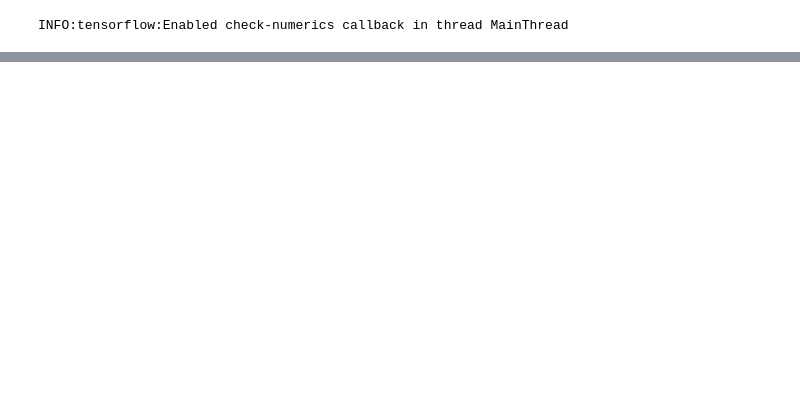
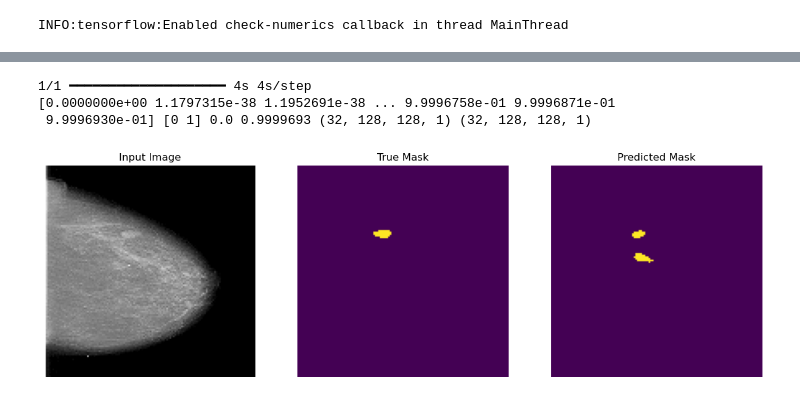
Before and after one commit to we1c0me2s0rapark/UoL-FP, a Jupyter notebook: Model.ipynb, the cells around one changed output, grey strips where cells are left out. Drawn from its saved outputs; the diff is of its cells as text; code cells hidden in the pictures; blank space fills up the shorter version.

```diff
--- a/Model.ipynb
+++ b/Model.ipynb
@@ -359,0 +518,9 @@ plt.show()
+# %%
+# Load the saved model
+loaded_model = tf.keras.models.load_model(
+    os.path.join(data_root, 'mass_model.keras'),
+    custom_objects={
+        'bce_dice_loss': bce_dice_loss,
+        'dice_coef': dice_coef,
+        'jaccard_index': jaccard_index
+})
@@ -359,0 +608,33 @@ plt.show()
+# %%
+def display(images):
+    plt.figure(figsize=(15, 15))
+    title = ["Input Image", "True Mask", "Predicted Mask"]
+    for i in range(len(images)):
+        plt.subplot(1, len(images), i+1)
+        plt.title(title[i])
+        plt.imshow(tf.keras.utils.array_to_img(images[i]))
+        plt.axis("off")
+    plt.show()
+
+def create_mask(pred_mask):
+    if False:
+        mask = tf.math.argmax(pred_mask, axis=-1)
+        mask = mask[..., tf.newaxis]
+    else:
+        mask = tf.cast(pred_mask > 0.5, tf.uint8)
+
+    print(np.unique(pred_mask), np.unique(mask),
+          pred_mask.min(), pred_mask.max(),
+          pred_mask.shape, mask.shape)
+    return mask[0]
+# %%
+for image, mask in test_batches.take(1):
+    pred_mask = loaded_model.predict(image)
+    true_mask = mask[0] # tf.expand_dims(mask[0], axis=-1)
+
+    display([image[0], true_mask, create_mask(pred_mask)])
+# %% [output]
+1/1 ━━━━━━━━━━━━━━━━━━━━ 4s 4s/step
+[0.0000000e+00 1.1797315e-38 1.1952691e-38 ... 9.9996758e-01 9.9996871e-01
+ 9.9996930e-01] [0 1] 0.0 0.9999693 (32, 128, 128, 1) (32, 128, 128, 1)
+[figure, added]
```
Also changed, not shown: parts of 32 cells of this notebook, 1 other file.
